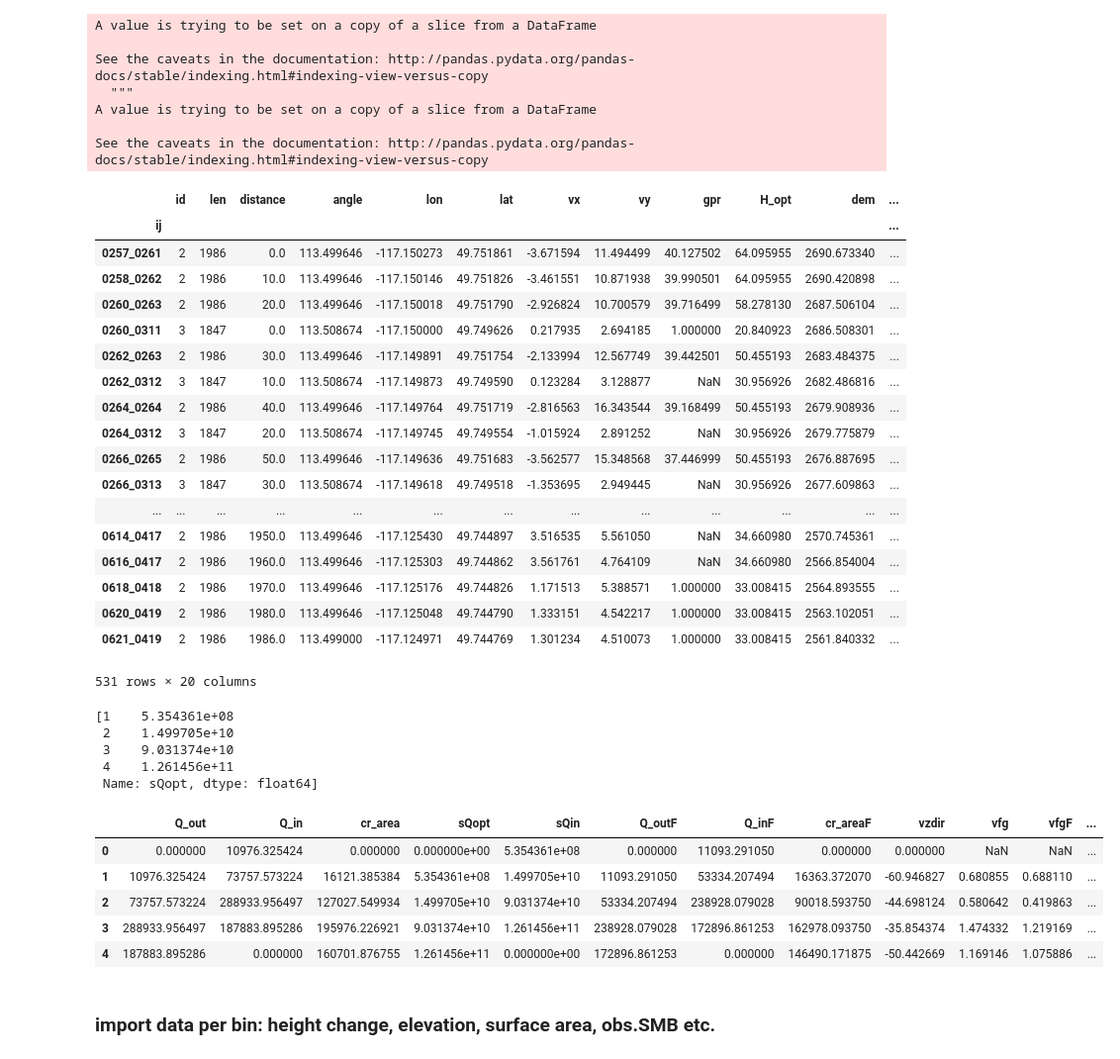
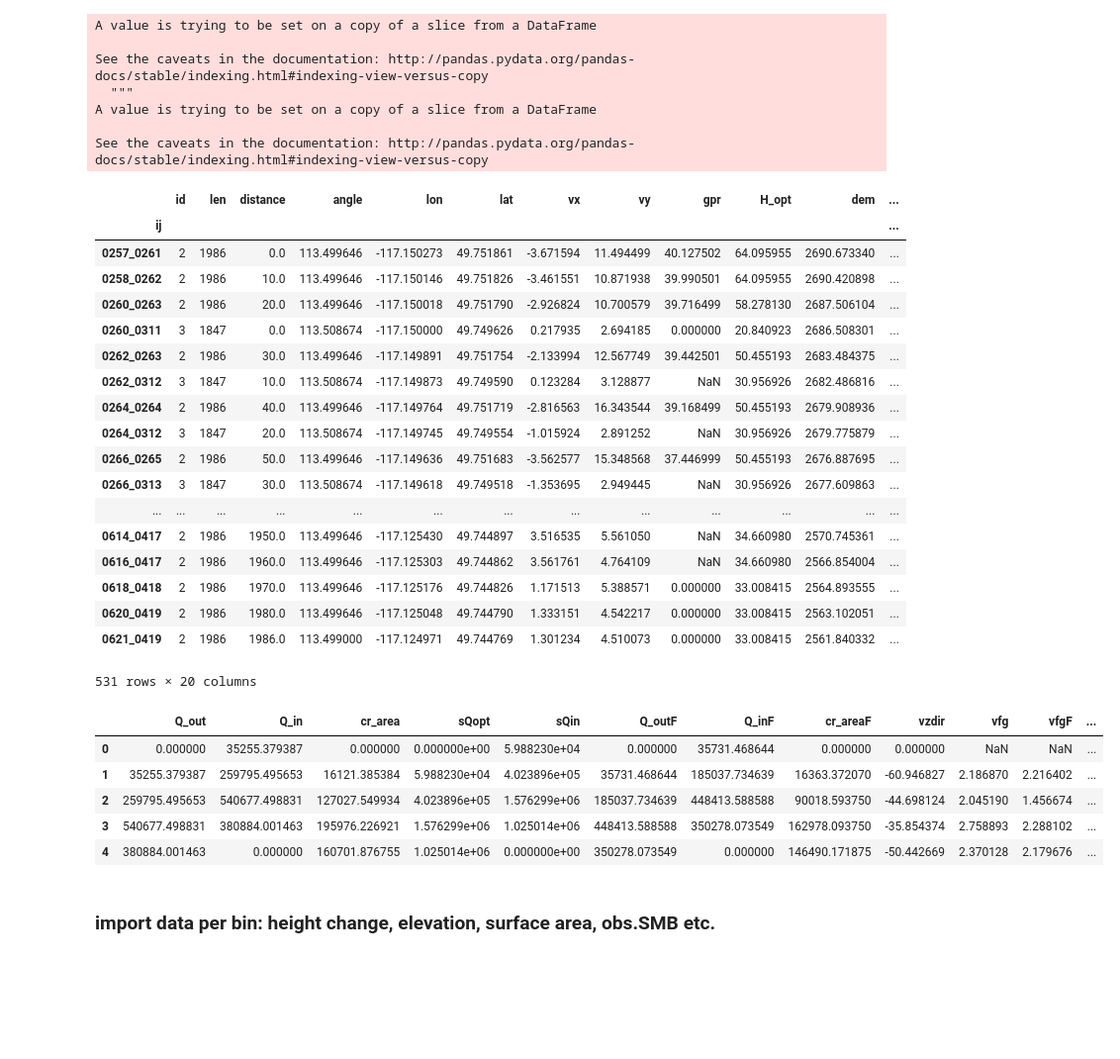
Before and after one commit to bpelto/ice_dynamics, a Jupyter notebook: flux_gate_velocity-Kokanee__wip.ipynb, the cells around one changed output. Shown at 99% size. Drawn from its saved outputs; the diff is of its cells as text; code cells hidden in the pictures; blank space fills up the shorter version.

```diff
--- a/flux_gate_velocity-Kokanee__wip.ipynb
+++ b/flux_gate_velocity-Kokanee__wip.ipynb
@@ -33,12 +31,20 @@ gl = 0 # number to select glacier
 Glacier = ['Kokanee', 'Conrad']
 glacier = ['kokanee', 'conrad']
 d = 10. #20.  #distance between flux gate points
+Dint = 1.0 #depth integrated velocity ratio, 1.0= all sliding
+sVZ = 4.91  #velocity against stake measurements
+sHopt = 0.1 #10.3 ## ME:10.3 m,  MAE:0.223 (percent ratio)
 
 fl_path = '/home/pelto/Desktop/ice_flux/' + Glacier[gl] + '/'
 gpr_path = '/home/pelto/GIS/GPR/ComparisonData/'
 path = '/home/pelto/Desktop/lidar_cbt_analysis/kokanee/'
 vf_list = ['img1_20150419__img2_20160417_vmap_5m_35px_spm2/', 'img1_20160417__img2_20170521_vmap_5m_35px_spm2/',
       'img1_20160417__img2_20170521_vmap_5m_35px_spm2/' ]#
+
+# vf_list = ['img1_20150419__img2_20160417_vmap_5m_35px_spm2/', 'img1_20160913__img2_20170521_vmap_5m_35px_spm2/',
+#       'img1_20160417__img2_20170521_vmap_5m_35px_spm2/' ]
+
+
 vf = vf_list[I]
 vdir = '/home/pelto/Desktop/velocity_mapping/kokanee/' + vf
 
@@ -87,10 +93,13 @@ farin_reproj= vx.salem.transform(farin)
 farin = farin_reproj.to_array(name='farin')
 
 gpr.data[gpr.data<0] = np.nan
-gpr.data[gpr.data==1.000] == 0.0   #not having any effect
+gpr.data[gpr.data<1.5] = 0.0   #not having any effect
 vx.data[msk.data==0] = np.nan
 vy.data[msk.data==0] = np.nan
-
+VZ = np.sqrt(vx.data**2 + vy.data**2 )
+VZ_off_ice = VZ.copy()
+VZ_off_ice[msk.data>0.0] = np.nan
+VZ_off_ice[VZ_off_ice==0.0] = np.nan
 
 dem = salem.open_xr_dataset(topo)
 dem_reproj = vx.salem.transform(dem)
@@ -104,11 +113,12 @@ grid = vx.salem.grid  ##full view
 sm = Map(grid, countries=False)
 sm.set_lonlat_contours(interval=0)
 sm.set_scale_bar()
-sm.set_data(farin) #, label='m')
+sm.set_data(VZ) #, label='m')
 
 #      Change the lon-lat countour setting
 sm.set_lonlat_contours(add_ytick_labels=True, interval=0.05, linewidths=0.75, linestyles='--', colors='0.25')
-
+off_ice_V = np.nanmean(VZ_off_ice)
+print(off_ice_V)
 
 gdf = salem.read_shapefile(shpf)
 sm.set_shapefile(gdf, linewidth=1)
@@ -326,7 +337,7 @@ D['vfg'] = np.abs(D.vz * np.cos((D.vzdir-(D.angle-90.))*(math.pi/180.))) #veloci
 
 # D[D.id==0].Qopt = D.vfg * 1.0 * 20. * D.H_opt
 # D[D.id==1].Qopt = D.vfg * 1.0 * 20. * D.H_opt
-D['Qopt'] = D.vfg * 0.9 * d * D.H_opt     ## ice flux per slice *0.9 to est. depth-integrated velocity
+D['Qopt'] = (D.vfg - off_ice_V + sVZ) * Dint * d * D.H_opt     ## ice flux per slice *0.9 to est. depth-integrated velocity
 D['a'] = 20. * D.H_opt #area per slice
 
 ##calculate flux for lowest two bins assuming surface vel. = depth integrated vel.
@@ -349,13 +360,12 @@ D['vfg'] = np.abs(D.vz * np.cos((D.vzdir-(D.angle-90.))*(math.pi/180.))) #veloci
 
 # D[D.id==0].Qopt = D.vfg * 1.0 * 20. * D.H_opt
 # D[D.id==1].Qopt = D.vfg * 1.0 * 20. * D.H_opt
-D['Qfarin'] = D.vfg * 0.9 * d * D.farin     ## ice flux per slice *0.9 to est. depth-integrated velocity
+D['Qfarin'] = (D.vfg- off_ice_V+sVZ) * Dint * d * D.farin     ## ice flux per slice *0.9 to est. depth-integrated velocity
 D['a_farin'] = 20. * D.farin #area per slice
 
 ### Uncertainties
-sVZ = 4.91
-sHopt = 0.223
-D['sQopt'] = (sVZ**2) * ((D.H_opt**2 + (sHopt * D.H_opt)**2) * D.vz**2) * d**2 #d=10 meters, point spacing
+# D['sQopt'] = np.sqrt((sVZ**2) * ((D.H_opt**2 + (sHopt * D.H_opt)**2) * (D.vfg*0.9)**2) * d**2) #d=10 meters, point spacing
+D['sQopt'] = np.sqrt((sVZ**2) * ((D.H_opt**2 + (sHopt)**2) * (D.vfg*Dint)**2) * d**2)
 # %% [output]
 A value is trying to be set on a copy of a slice from a DataFrame
 
@@ -372,7 +382,7 @@ D
 | 0257_0261 | 2 | 1986 | 0.0 | 113.499646 | -117.150273 | 49.751861 | -3.671594 | 11.494499 | 40.127502 | 64.095955 | 2690.673340 | ... |
 | 0258_0262 | 2 | 1986 | 10.0 | 113.499646 | -117.150146 | 49.751826 | -3.461551 | 10.871938 | 39.990501 | 64.095955 | 2690.420898 | ... |
 | 0260_0263 | 2 | 1986 | 20.0 | 113.499646 | -117.150018 | 49.751790 | -2.926824 | 10.700579 | 39.716499 | 58.278130 | 2687.506104 | ... |
-| 0260_0311 | 3 | 1847 | 0.0 | 113.508674 | -117.150000 | 49.749626 | 0.217935 | 2.694185 | 1.000000 | 20.840923 | 2686.508301 | ... |
+| 0260_0311 | 3 | 1847 | 0.0 | 113.508674 | -117.150000 | 49.749626 | 0.217935 | 2.694185 | 0.000000 | 20.840923 | 2686.508301 | ... |
 | 0262_0263 | 2 | 1986 | 30.0 | 113.499646 | -117.149891 | 49.751754 | -2.133994 | 12.567749 | 39.442501 | 50.455193 | 2683.484375 | ... |
 | 0262_0312 | 3 | 1847 | 10.0 | 113.508674 | -117.149873 | 49.749590 | 0.123284 | 3.128877 | NaN | 30.956926 | 2682.486816 | ... |
 | 0264_0264 | 2 | 1986 | 40.0 | 113.499646 | -117.149764 | 49.751719 | -2.816563 | 16.343544 | 39.168499 | 50.455193 | 2679.908936 | ... |
@@ -382,60 +392,58 @@ D
 | ... | ... | ... | ... | ... | ... | ... | ... | ... | ... | ... | ... | ... |
 | 0614_0417 | 2 | 1986 | 1950.0 | 113.499646 | -117.125430 | 49.744897 | 3.516535 | 5.561050 | NaN | 34.660980 | 2570.745361 | ... |
 | 0616_0417 | 2 | 1986 | 1960.0 | 113.499646 | -117.125303 | 49.744862 | 3.561761 | 4.764109 | NaN | 34.660980 | 2566.854004 | ... |
-| 0618_0418 | 2 | 1986 | 1970.0 | 113.499646 | -117.125176 | 49.744826 | 1.171513 | 5.388571 | 1.000000 | 33.008415 | 2564.893555 | ... |
-| 0620_0419 | 2 | 1986 | 1980.0 | 113.499646 | -117.125048 | 49.744790 | 1.333151 | 4.542217 | 1.000000 | 33.008415 | 2563.102051 | ... |
-| 0621_0419 | 2 | 1986 | 1986.0 | 113.499000 | -117.124971 | 49.744769 | 1.301234 | 4.510073 | 1.000000 | 33.008415 | 2561.840332 | ... |
+| 0618_0418 | 2 | 1986 | 1970.0 | 113.499646 | -117.125176 | 49.744826 | 1.171513 | 5.388571 | 0.000000 | 33.008415 | 2564.893555 | ... |
+| 0620_0419 | 2 | 1986 | 1980.0 | 113.499646 | -117.125048 | 49.744790 | 1.333151 | 4.542217 | 0.000000 | 33.008415 | 2563.102051 | ... |
+| 0621_0419 | 2 | 1986 | 1986.0 | 113.499000 | -117.124971 | 49.744769 | 1.301234 | 4.510073 | 0.000000 | 33.008415 | 2561.840332 | ... |
 531 rows × 20 columns
 # %%
-[FG.sQopt[1:]]
+# [FG.sQopt[1:]]
-# %% [output]
-[1    5.354361e+08
- 2    1.499705e+10
- 3    9.031374e+10
- 4    1.261456e+11
- Name: sQopt, dtype: float64]
 # %%
 Q_out= [0.,] #flux out per gate
 cr_area = [0.,] # cross-section area per gate
 vzdir = [0.,]
 sQopt= [0.,]
-# sQin= []
+
 
 for n in range(D.id.nunique()+1):
         Q_out.append(D.Qopt[D.id==n].sum())
         cr_area.append(D.a[D.id==n].sum())
         vzdir.append(D.vzdir[D.id==n].mean())
         sQopt.append(D.sQopt[D.id==n].sum())
+#         area_Qin.append(D.[D.id==n].sum())
 Q_in = [Q_out[1:]]
 sQin = [sQopt[1:]]
+# area_Qin =
+# area_Qin=
 Q_in = np.squeeze(Q_in)
 sQin = np.squeeze(sQin)
 
 
 Q_outF= [0.,] #flux out per gate
 cr_areaF = [0.,]
 for n in range(D.id.nunique()+1):
         Q_outF.append(D.Qfarin[D.id==n].sum())
         cr_areaF.append(D.a_farin[D.id==n].sum())
 Q_inF = [Q_outF[1:]] #flux in per bin
 Q_inF = np.squeeze(Q_inF)
 
 
 FG = pd.DataFrame(list(zip(Q_out, Q_in, cr_area, sQopt, sQin, Q_outF, Q_inF, cr_areaF, vzdir)), columns=['Q_out',
                 'Q_in', 'cr_area', 'sQopt', 'sQin', 'Q_outF', 'Q_inF', 'cr_areaF', 'vzdir'])
 
 FG['vfg'] = FG.Q_out / FG.cr_area #net velocity per gate
 FG['vfgF'] = FG.Q_outF / FG.cr_area
 FG['bin']=np.arange(0,len(range(D.id.nunique()+1)),1)
-FG['sQnet_opt'] = np.sqrt(FG.sQopt**2 + FG.sQin**2)
+# FG['sQnet_opt'] = np.sqrt(FG.sQopt**2 + FG.sQin**2)
+
 FG
 # %% [output]
 |  | Q_out | Q_in | cr_area | sQopt | sQin | Q_outF | Q_inF | cr_areaF | vzdir | vfg | vfgF | ... |
-| 0 | 0.000000 | 10976.325424 | 0.000000 | 0.000000e+00 | 5.354361e+08 | 0.000000 | 11093.291050 | 0.000000 | 0.000000 | NaN | NaN | ... |
-| 1 | 10976.325424 | 73757.573224 | 16121.385384 | 5.354361e+08 | 1.499705e+10 | 11093.291050 | 53334.207494 | 16363.372070 | -60.946827 | 0.680855 | 0.688110 | ... |
-| 2 | 73757.573224 | 288933.956497 | 127027.549934 | 1.499705e+10 | 9.031374e+10 | 53334.207494 | 238928.079028 | 90018.593750 | -44.698124 | 0.580642 | 0.419863 | ... |
-| 3 | 288933.956497 | 187883.895286 | 195976.226921 | 9.031374e+10 | 1.261456e+11 | 238928.079028 | 172896.861253 | 162978.093750 | -35.854374 | 1.474332 | 1.219169 | ... |
-| 4 | 187883.895286 | 0.000000 | 160701.876755 | 1.261456e+11 | 0.000000e+00 | 172896.861253 | 0.000000 | 146490.171875 | -50.442669 | 1.169146 | 1.075886 | ... |
+| 0 | 0.000000 | 35255.379387 | 0.000000 | 0.000000e+00 | 5.988230e+04 | 0.000000 | 35731.468644 | 0.000000 | 0.000000 | NaN | NaN | ... |
+| 1 | 35255.379387 | 259795.495653 | 16121.385384 | 5.988230e+04 | 4.023896e+05 | 35731.468644 | 185037.734639 | 16363.372070 | -60.946827 | 2.186870 | 2.216402 | ... |
+| 2 | 259795.495653 | 540677.498831 | 127027.549934 | 4.023896e+05 | 1.576299e+06 | 185037.734639 | 448413.588588 | 90018.593750 | -44.698124 | 2.045190 | 1.456674 | ... |
+| 3 | 540677.498831 | 380884.001463 | 195976.226921 | 1.576299e+06 | 1.025014e+06 | 448413.588588 | 350278.073549 | 162978.093750 | -35.854374 | 2.758893 | 2.288102 | ... |
+| 4 | 380884.001463 | 0.000000 | 160701.876755 | 1.025014e+06 | 0.000000e+00 | 350278.073549 | 0.000000 | 146490.171875 | -50.442669 | 2.370128 | 2.179676 | ... |
 # %% [markdown]
 ### import data per bin: height change, elevation, surface area, obs.SMB etc.
 # %%
```
Also changed, not shown: parts of 28 cells of this notebook.
